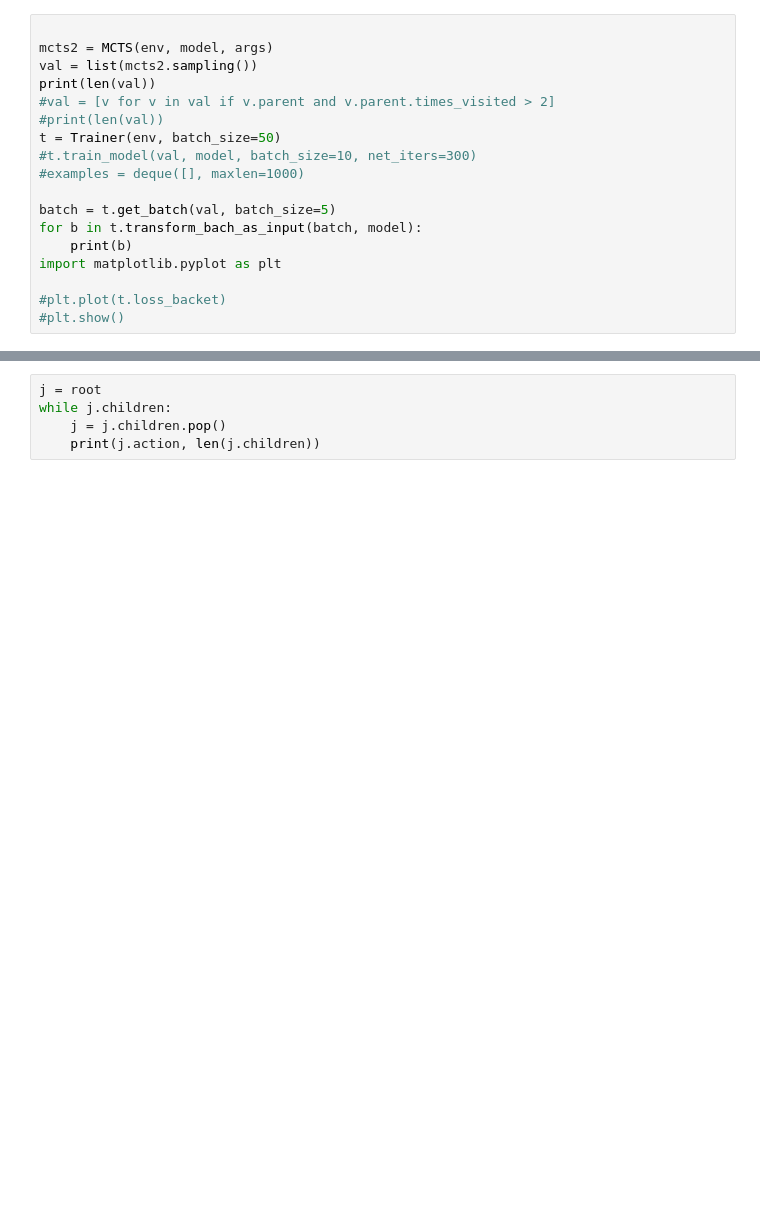
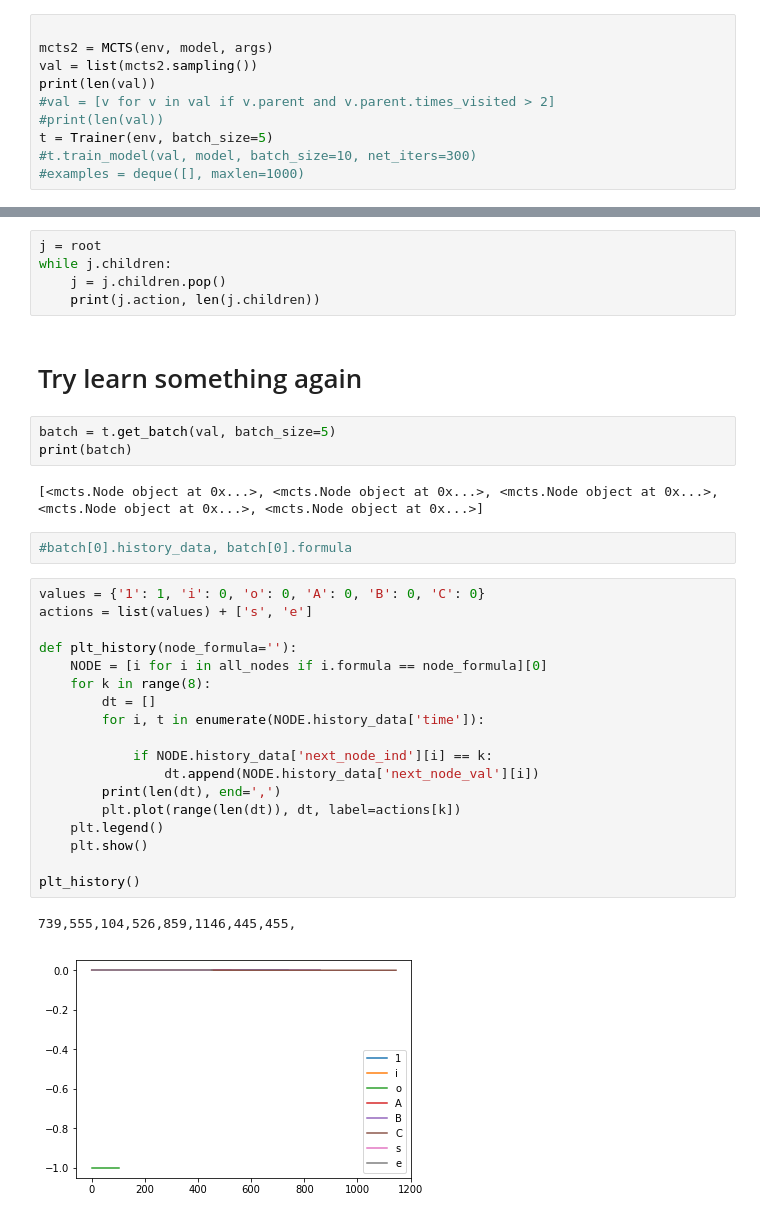
Before and after one commit to ffbskt/AI-General, a Jupyter notebook: AI_env.ipynb, the cells around one changed output, grey strips where cells are left out. Drawn from its saved outputs; the diff is of its cells as text; blank space fills up the shorter version.

```diff
--- a/AI_env.ipynb
+++ b/AI_env.ipynb
@@ -32,15 +32,7 @@ val = list(mcts2.sampling())
 print(len(val))
 #val = [v for v in val if v.parent and v.parent.times_visited > 2]
 #print(len(val))
-t = Trainer(env, batch_size=50)
+t = Trainer(env, batch_size=5)
 #t.train_model(val, model, batch_size=10, net_iters=300)
 #examples = deque([], maxlen=1000)
-
-batch = t.get_batch(val, batch_size=5)
-for b in t.transform_bach_as_input(batch, model):
-    print(b)
-import matplotlib.pyplot as plt
-
-#plt.plot(t.loss_backet)
-#plt.show()
 # %% [output]
@@ -786,3 +770,33 @@ j = root
 while j.children:
     j = j.children.pop()
     print(j.action, len(j.children))
+# %% [markdown]
+# Try learn something again
+# %%
+batch = t.get_batch(val, batch_size=5)
+print(batch)
+# %% [output]
+[<mcts.Node object at 0x...>, <mcts.Node object at 0x...>, <mcts.Node object at 0x...>, <mcts.Node object at 0x...>, <mcts.Node object at 0x...>]
+# %%
+#batch[0].history_data, batch[0].formula
+# %%
+values = {'1': 1, 'i': 0, 'o': 0, 'A': 0, 'B': 0, 'C': 0}
+actions = list(values) + ['s', 'e']
+
+def plt_history(node_formula=''):
+    NODE = [i for i in all_nodes if i.formula == node_formula][0]
+    for k in range(8):
+        dt = []
+        for i, t in enumerate(NODE.history_data['time']):
+
+            if NODE.history_data['next_node_ind'][i] == k:
+                dt.append(NODE.history_data['next_node_val'][i])
+        print(len(dt), end=',')
+        plt.plot(range(len(dt)), dt, label=actions[k])
+    plt.legend()
+    plt.show()
+
+plt_history()
+# %% [output]
+739,555,104,526,859,1146,445,455,
+[figure, added]
```
Also changed, not shown: parts of 54 cells of this notebook, 5 other files.
